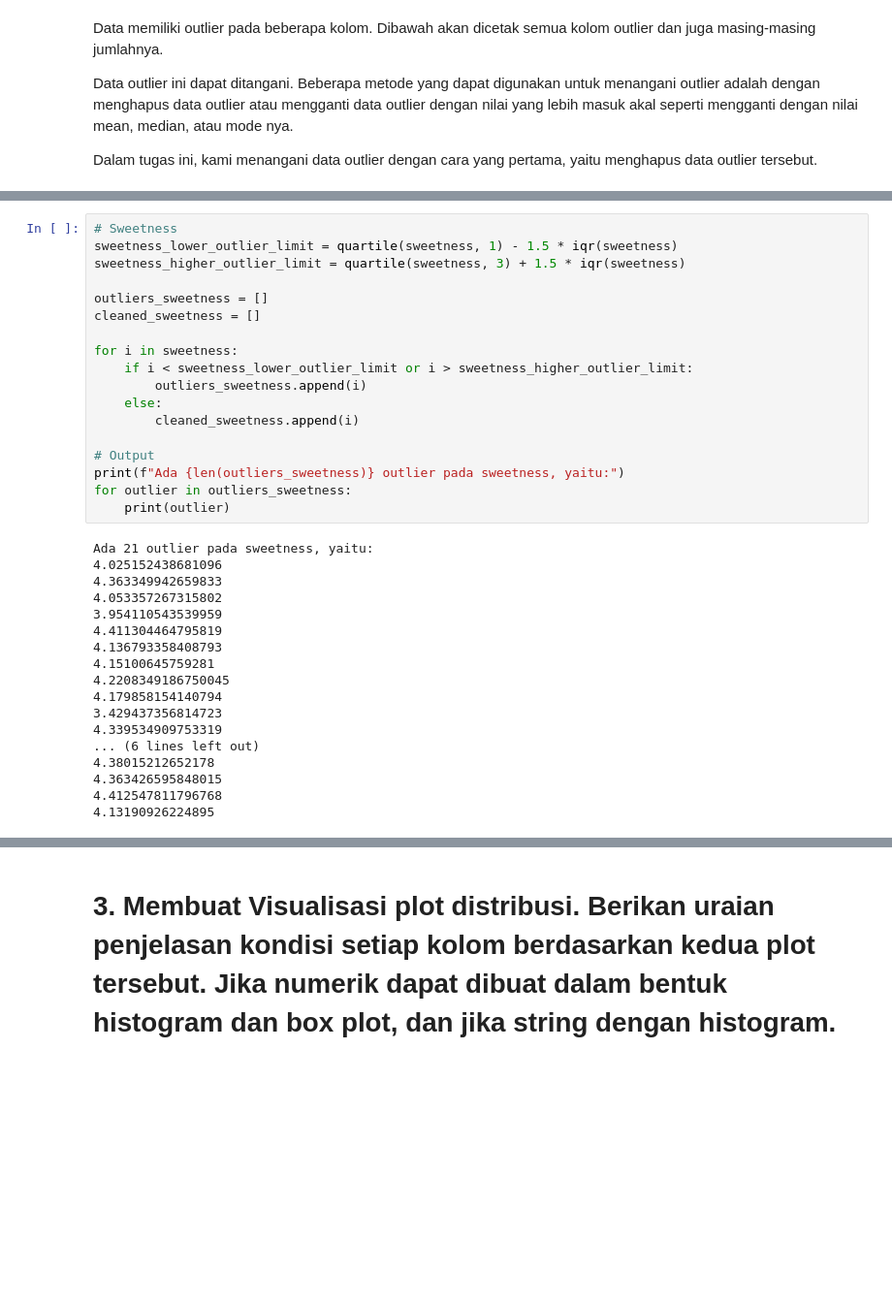
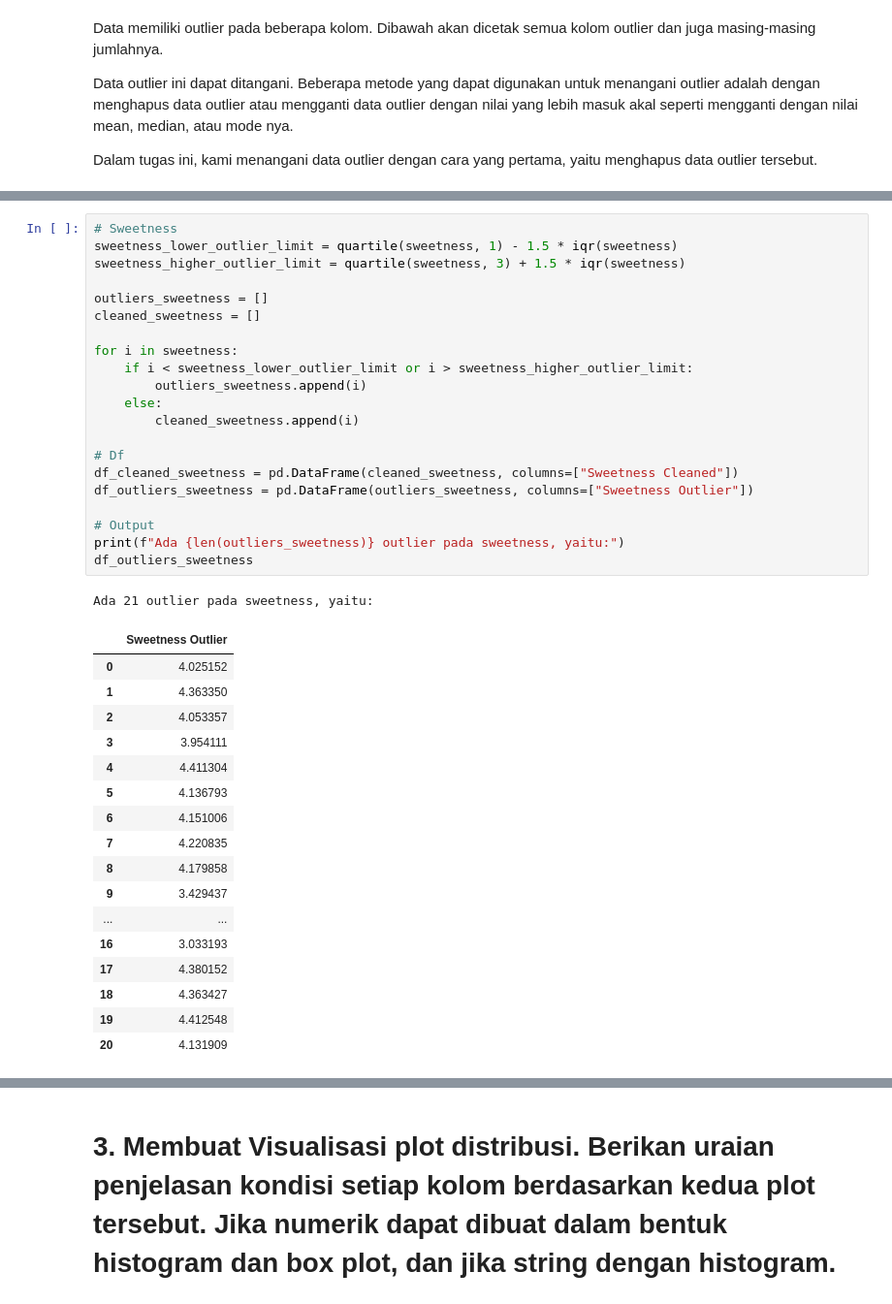
Before and after one commit to SandWithCheese/TubesProbstat, a Jupyter notebook: src/main.ipynb, the cells around one changed output, grey strips where cells are left out. Shown at 97% size. Drawn from its saved outputs; the diff is of its cells as text; blank space fills up the shorter version.

```diff
--- a/src/main.ipynb
+++ b/src/main.ipynb
@@ -1163,39 +1187,43 @@ Ada 26 outlier pada ripeness, yaitu:
 # %%
 # Sweetness
 sweetness_lower_outlier_limit = quartile(sweetness, 1) - 1.5 * iqr(sweetness)
 sweetness_higher_outlier_limit = quartile(sweetness, 3) + 1.5 * iqr(sweetness)
 
 outliers_sweetness = []
 cleaned_sweetness = []
 
 for i in sweetness:
     if i < sweetness_lower_outlier_limit or i > sweetness_higher_outlier_limit:
         outliers_sweetness.append(i)
     else:
         cleaned_sweetness.append(i)
 
+# Df
+df_cleaned_sweetness = pd.DataFrame(cleaned_sweetness, columns=["Sweetness Cleaned"])
+df_outliers_sweetness = pd.DataFrame(outliers_sweetness, columns=["Sweetness Outlier"])
+
 # Output
 print(f"Ada {len(outliers_sweetness)} outlier pada sweetness, yaitu:")
-for outlier in outliers_sweetness:
-    print(outlier)
+df_outliers_sweetness
 # %% [output]
 Ada 21 outlier pada sweetness, yaitu:
-4.025152438681096
-4.363349942659833
-4.053357267315802
-3.954110543539959
-4.411304464795819
-4.136793358408793
-4.15100645759281
-4.2208349186750045
-4.179858154140794
-3.429437356814723
-4.339534909753319
-... (6 lines left out)
-4.38015212652178
-4.363426595848015
-4.412547811796768
-4.13190926224895
+|  | Sweetness Outlier |
+| 0 | 4.025152 |
+| 1 | 4.363350 |
+| 2 | 4.053357 |
+| 3 | 3.954111 |
+| 4 | 4.411304 |
+| 5 | 4.136793 |
+| 6 | 4.151006 |
+| 7 | 4.220835 |
+| 8 | 4.179858 |
+| 9 | 3.429437 |
+| ... | ... |
+| 16 | 3.033193 |
+| 17 | 4.380152 |
+| 18 | 4.363427 |
+| 19 | 4.412548 |
+| 20 | 4.131909 |
 # %%
 cleaned_country_origin = list(filter(lambda x: x != "undefined", country_of_origin))
 outlier_country_origin = list(filter(lambda x: x == "undefined", country_of_origin))
```
Also changed, not shown: parts of 17 cells of this notebook.
